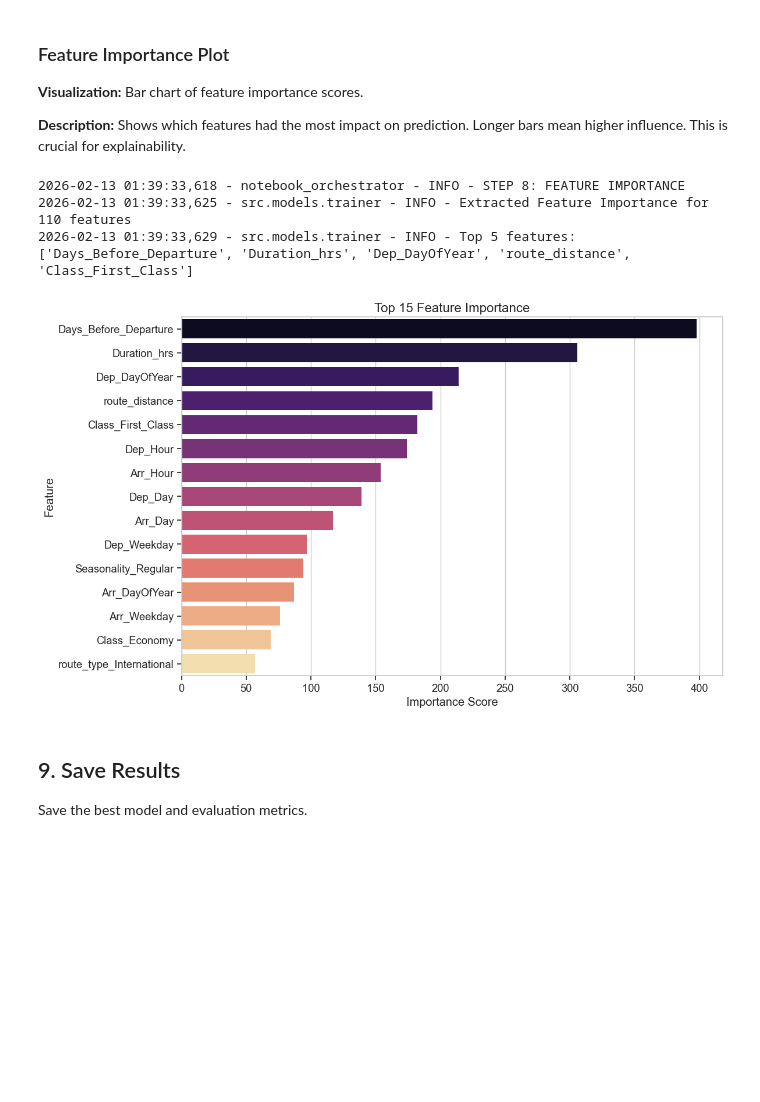
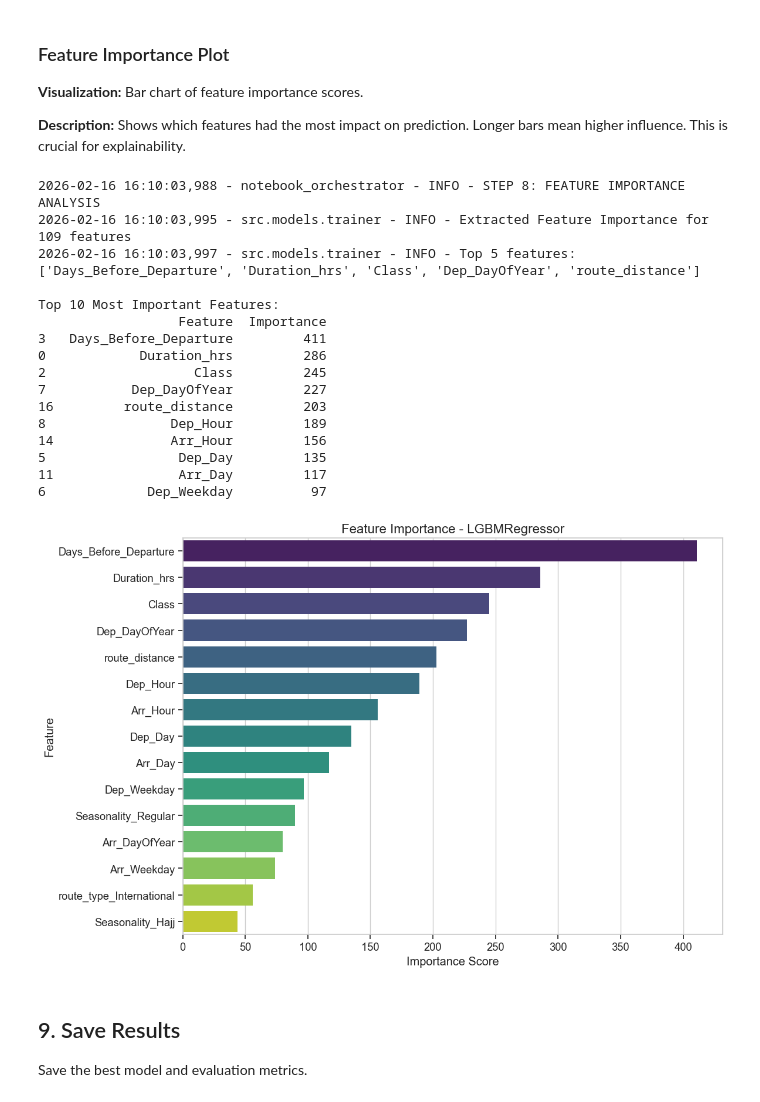
Before and after one commit to jill-break/DEM09-DS-ML--Flight-Prediction, a Jupyter notebook: notebooks/pipeline_orchestration.ipynb, the cells around one changed output. Saved outputs shown, nothing was run; the diff lists cells and outputs as text; code cells hidden in the pictures; blank space fills up the shorter version.

```diff
--- a/notebooks/pipeline_orchestration.ipynb
+++ b/notebooks/pipeline_orchestration.ipynb
@@ -391,21 +416,3 @@ if best_model:
 # %% [markdown]
 ## 7. Hyperparameter Tuning
 Optimize the best model using Grid Search.
-# %%
-logger.info("STEP 7: HYPERPARAMETER TUNING")
-print("Tuning Random Forest... (this may take a moment)")
-
-best_rf, best_rf_params = trainer.tune_hyperparameters(
-    'random_forest',
-    X_train,
-    y_train,
-    config.RANDOM_FOREST_PARAMS,
-    search_type='grid'
-)
-
-# Evaluate tuned model
-rf_metrics = trainer.evaluate_model(best_rf, X_test, y_test, 'Random Forest (Tuned)')
-evaluator.add_model_results('Random Forest (Tuned)', rf_metrics)
-
-print("Tuning complete.")
-display(evaluator.create_comparison_table())
@@ -445,21 +525,55 @@ Analyze which features drive the model's predictions.
 
 **Description:** Shows which features had the most impact on prediction. Longer bars mean higher influence. This is crucial for explainability.
 # %%
-logger.info("STEP 8: FEATURE IMPORTANCE")
-best_model = baseline_models.get(best_model_name) or best_rf
-importance_df = trainer.get_feature_importance(best_model, feature_names)
+logger.info("STEP 8: FEATURE IMPORTANCE ANALYSIS")
 
-if not importance_df.empty:
-    plt.figure(figsize=(12, 8))
-    sns.barplot(x='Importance', y='Feature', data=importance_df.head(15), palette='magma')
-    plt.title('Top 15 Feature Importance', fontsize=16)
-    plt.xlabel('Importance Score')
-    plt.show()
+# Ensure we have a valid best_model to analyze
+# best_model should have been set in Step 7 (either tuned or best baseline)
+if 'best_model' not in locals():
+    print("Warning: 'best_model' variable not found. Attempting fallback to baseline best.")
+    if 'baseline_models' in locals() and 'best_baseline_name' in locals():
+        best_model = baseline_models.get(best_baseline_name)
+    else:
+        best_model = None
+
+if best_model:
+    # feature_names should be available from Step 4
+    importance_df = trainer.get_feature_importance(best_model, feature_names)
+
+    if not importance_df.empty:
+        print("\nTop 10 Most Important Features:")
+        print(importance_df.head(10).to_string())
+
+        # Plot feature importance
+        plt.figure(figsize=(12, 8))
+        sns.barplot(x='Importance', y='Feature', data=importance_df.head(15), palette='viridis')
+        plt.title(f'Feature Importance - {type(best_model).__name__}', fontsize=16)
+        plt.xlabel('Importance Score')
+        plt.ylabel('Feature')
+        plt.tight_layout()
+        plt.show()
+    else:
+        print(f"Feature importance extraction not supported for {type(best_model).__name__}.")
+else:
+    print("No model available for feature importance analysis.")
 # %% [output]
-2026-02-13 01:39:33,618 - notebook_orchestrator - INFO - STEP 8: FEATURE IMPORTANCE
-2026-02-13 01:39:33,625 - src.models.trainer - INFO - Extracted Feature Importance for 110 features
-2026-02-13 01:39:33,629 - src.models.trainer - INFO - Top 5 features: ['Days_Before_Departure', 'Duration_hrs', 'Dep_DayOfYear', 'route_distance', 'Class_First_Class']
+2026-02-16 16:10:03,988 - notebook_orchestrator - INFO - STEP 8: FEATURE IMPORTANCE ANALYSIS
+2026-02-16 16:10:03,995 - src.models.trainer - INFO - Extracted Feature Importance for 109 features
+2026-02-16 16:10:03,997 - src.models.trainer - INFO - Top 5 features: ['Days_Before_Departure', 'Duration_hrs', 'Class', 'Dep_DayOfYear', 'route_distance']
+
+Top 10 Most Important Features:
+                  Feature  Importance
+3   Days_Before_Departure         411
+0            Duration_hrs         286
+2                   Class         245
+7           Dep_DayOfYear         227
+16         route_distance         203
+8                Dep_Hour         189
+14               Arr_Hour         156
+5                 Dep_Day         135
+11                Arr_Day         117
+6             Dep_Weekday          97
-[figure, old version]
+[figure, new version]
 # %% [markdown]
 ## 9. Save Results
 Save the best model and evaluation metrics.
```
Also changed, not shown: parts of 12 cells of this notebook, 7 other files.
